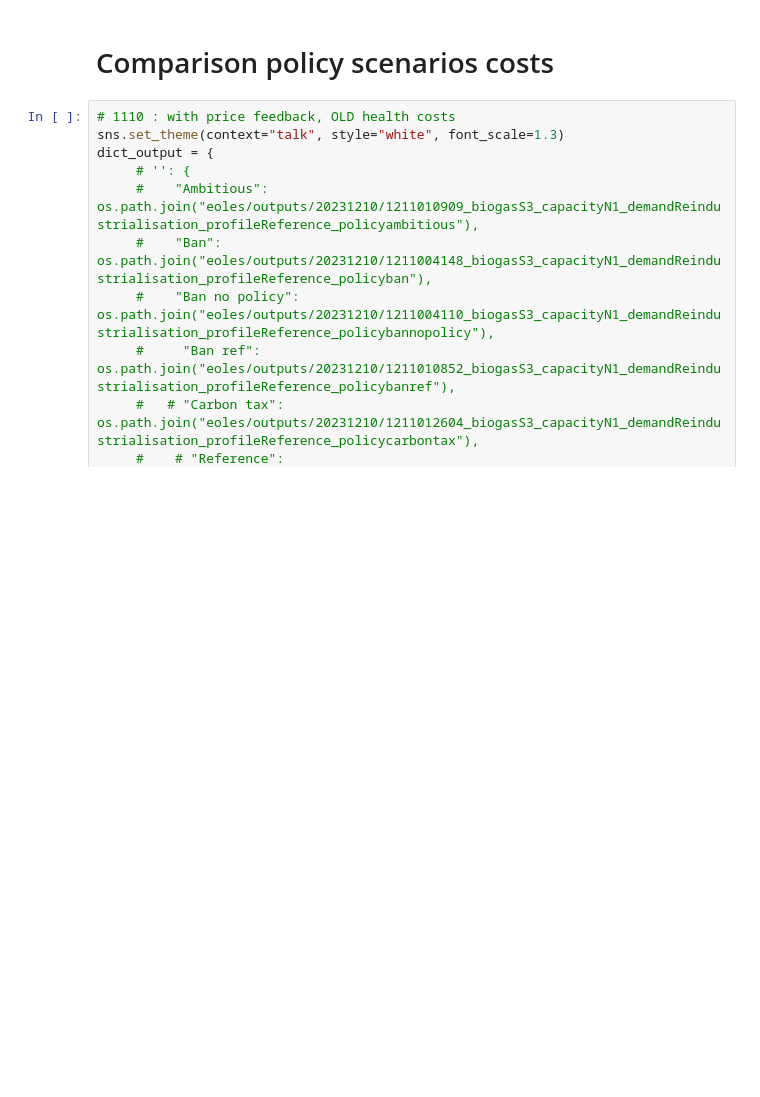
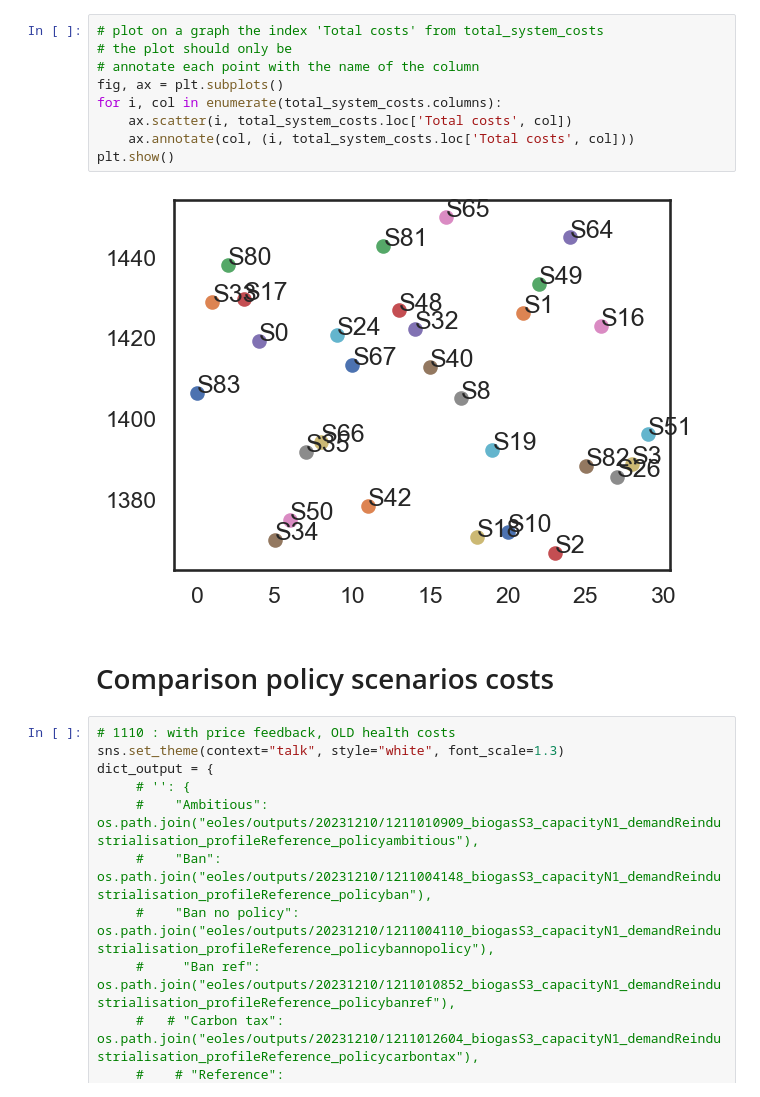
Before and after one commit to CIRED/EOLES-Coupling, a Jupyter notebook: analysis_xps_ban.ipynb, the cells around one changed output. Cells and saved outputs as stored; diff of their text form; blank space fills up the shorter version.

```diff
--- a/analysis_xps_ban.ipynb
+++ b/analysis_xps_ban.ipynb
@@ -14,3 +66,14 @@ from project.write_output import plot_compare_scenarios
+# %%
+# plot on a graph the index 'Total costs' from total_system_costs
+# the plot should only be
+# annotate each point with the name of the column
+fig, ax = plt.subplots()
+for i, col in enumerate(total_system_costs.columns):
+    ax.scatter(i, total_system_costs.loc['Total costs', col])
+    ax.annotate(col, (i, total_system_costs.loc['Total costs', col]))
+plt.show()
+# %% [output]
+[figure, added]
 # %% [markdown]
 # Comparison policy scenarios costs
 # %%
```
Also changed, not shown: parts of 9 cells of this notebook, 29 other files.
